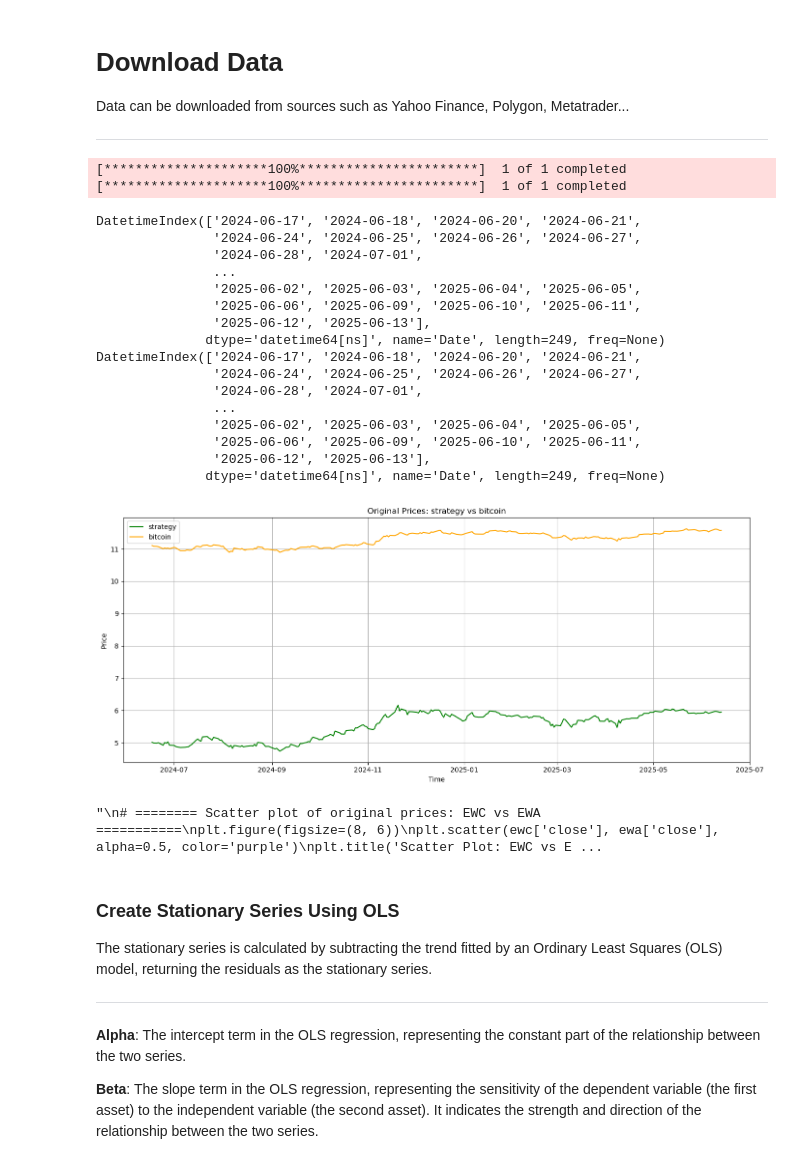
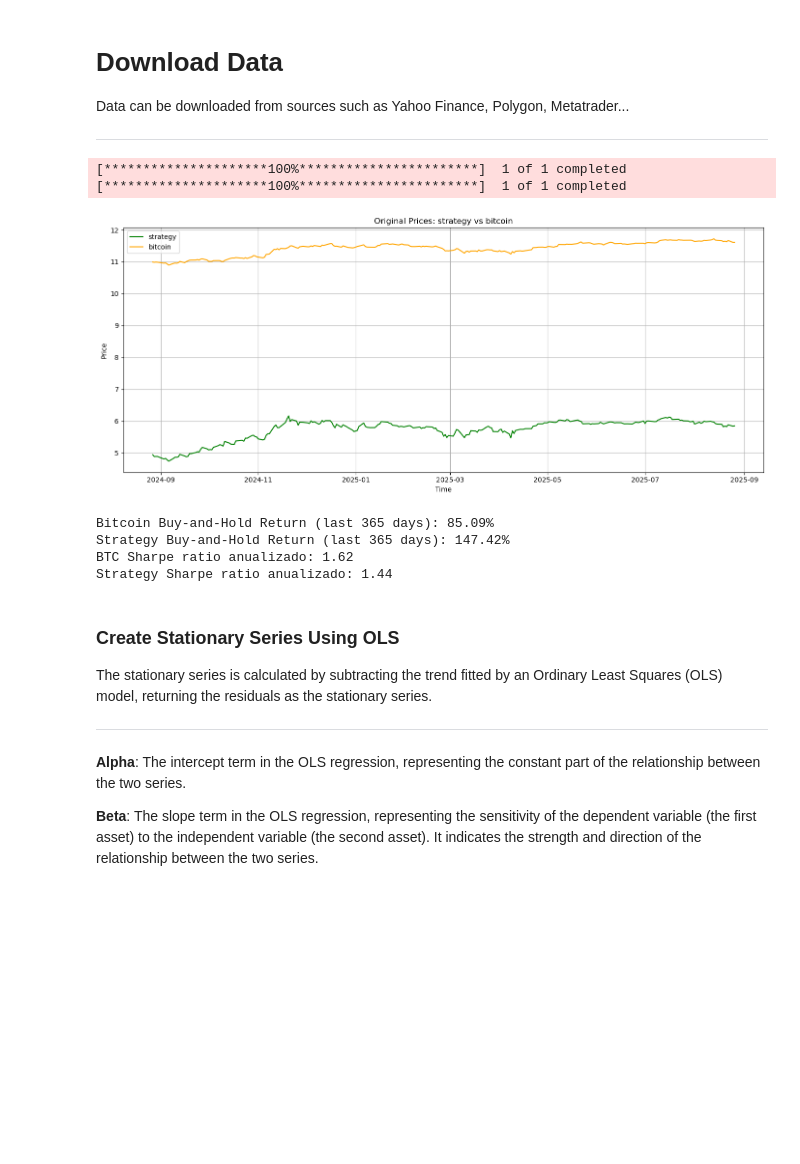
Before and after one commit to spinortechnologies/spinortechnologies, a Jupyter notebook: Strategies/MeanReversion/MeanReversionStrategy-Bitcoin.ipynb, the cells around one changed output. Saved outputs shown, nothing was run; the diff lists cells and outputs as text; code cells hidden in the pictures; blank space fills up the shorter version.

```diff
--- a/Strategies/MeanReversion/MeanReversionStrategy-Bitcoin.ipynb
+++ b/Strategies/MeanReversion/MeanReversionStrategy-Bitcoin.ipynb
@@ -41,64 +41,64 @@ strategy = yf.download(
     tickers= "MSTR",
     interval='1d',
     period='365d',
     progress=True,
     threads=True  # Enable multi-threading for faster downloading
 )
 
+btc_close = bitcoin['Close']
+strategy_close = strategy['Close']
+
+btc_close = btc_close['BTC-USD']  #  Series
+strategy_close = strategy_close['MSTR']  #  Series
+
 bitcoin = np.log(bitcoin)
 strategy = np.log(strategy)
 
 common_dates = bitcoin.index.intersection(strategy.index)
 bitcoin = bitcoin.loc[common_dates]
 strategy = strategy.loc[common_dates]
 
-print(bitcoin.index)
-print(strategy.index)
+btc_close = btc_close.loc[common_dates]
+strategy_close = strategy_close.loc[common_dates]
+
 
 # ======== Plot original prices: bitcoin vs strategy ===========
 plt.figure(figsize=(14, 6))
 plt.plot(strategy[('Close','MSTR')], label='strategy', color='green')
 plt.plot(bitcoin[( 'Close','BTC-USD')], label='bitcoin', color='orange')
 plt.title('Original Prices: strategy vs bitcoin')
 plt.xlabel('Time')
 plt.ylabel('Price')
 plt.legend()
 plt.grid(True)
 plt.tight_layout()
 plt.show()
 
-"""
-# ======== Scatter plot of original prices: EWC vs EWA ===========
-plt.figure(figsize=(8, 6))
-plt.scatter(ewc['close'], ewa['close'], alpha=0.5, color='purple')
-plt.title('Scatter Plot: EWC vs EWA (Original Prices)')
-plt.xlabel('EWC Price')
-plt.ylabel('EWA Price')
-plt.grid(True)
-plt.tight_layout()
-plt.show()
-"""
+# Buy-and-hold return in percentage
+btc_return = (btc_close.iloc[-1] - btc_close.iloc[0]) / btc_close.iloc[0] * 100
+strategy_return = (strategy_close.iloc[-1] - strategy_close.iloc[0]) / strategy_close.iloc[0] * 100
+
+print(f"Bitcoin Buy-and-Hold Return (last 365 days): {btc_return:.2f}%")
+print(f"Strategy Buy-and-Hold Return (last 365 days): {strategy_return:.2f}%")
+
+# Retornos diarios
+btc_daily_ret = btc_close.pct_change().dropna()
+strategy_daily_ret = strategy_close.pct_change().dropna()
+
+# Sharpe ratio anualizado (suponiendo 252 días de trading)
+btc_sharpe = (btc_daily_ret.mean() / btc_daily_ret.std()) * np.sqrt(252)
+strategy_sharpe = (strategy_daily_ret.mean() / strategy_daily_ret.std()) * np.sqrt(252)
+
+print(f"BTC Sharpe ratio anualizado: {btc_sharpe:.2f}")
+print(f"Strategy Sharpe ratio anualizado: {strategy_sharpe:.2f}")
 # %% [output]
 [*********************100%***********************]  1 of 1 completed
 [*********************100%***********************]  1 of 1 completed
+[figure, new version]
-DatetimeIndex(['2024-06-17', '2024-06-18', '2024-06-20', '2024-06-21',
-               '2024-06-24', '2024-06-25', '2024-06-26', '2024-06-27',
-               '2024-06-28', '2024-07-01',
-               ...
-               '2025-06-02', '2025-06-03', '2025-06-04', '2025-06-05',
-               '2025-06-06', '2025-06-09', '2025-06-10', '2025-06-11',
-               '2025-06-12', '2025-06-13'],
-              dtype='datetime64[ns]', name='Date', length=249, freq=None)
-DatetimeIndex(['2024-06-17', '2024-06-18', '2024-06-20', '2024-06-21',
-               '2024-06-24', '2024-06-25', '2024-06-26', '2024-06-27',
-               '2024-06-28', '2024-07-01',
-               ...
-               '2025-06-02', '2025-06-03', '2025-06-04', '2025-06-05',
-               '2025-06-06', '2025-06-09', '2025-06-10', '2025-06-11',
-               '2025-06-12', '2025-06-13'],
-              dtype='datetime64[ns]', name='Date', length=249, freq=None)
+Bitcoin Buy-and-Hold Return (last 365 days): 85.09%
+Strategy Buy-and-Hold Return (last 365 days): 147.42%
+BTC Sharpe ratio anualizado: 1.62
+Strategy Sharpe ratio anualizado: 1.44
-[figure, old version]
-"\n# ======== Scatter plot of original prices: EWC vs EWA ===========\nplt.figure(figsize=(8, 6))\nplt.scatter(ewc['close'], ewa['close'], alpha=0.5, color='purple')\nplt.title('Scatter Plot: EWC vs E ...
 # %% [markdown]
 ### Create Stationary Series Using OLS
 
```
Also changed, not shown: parts of 7 cells of this notebook.
